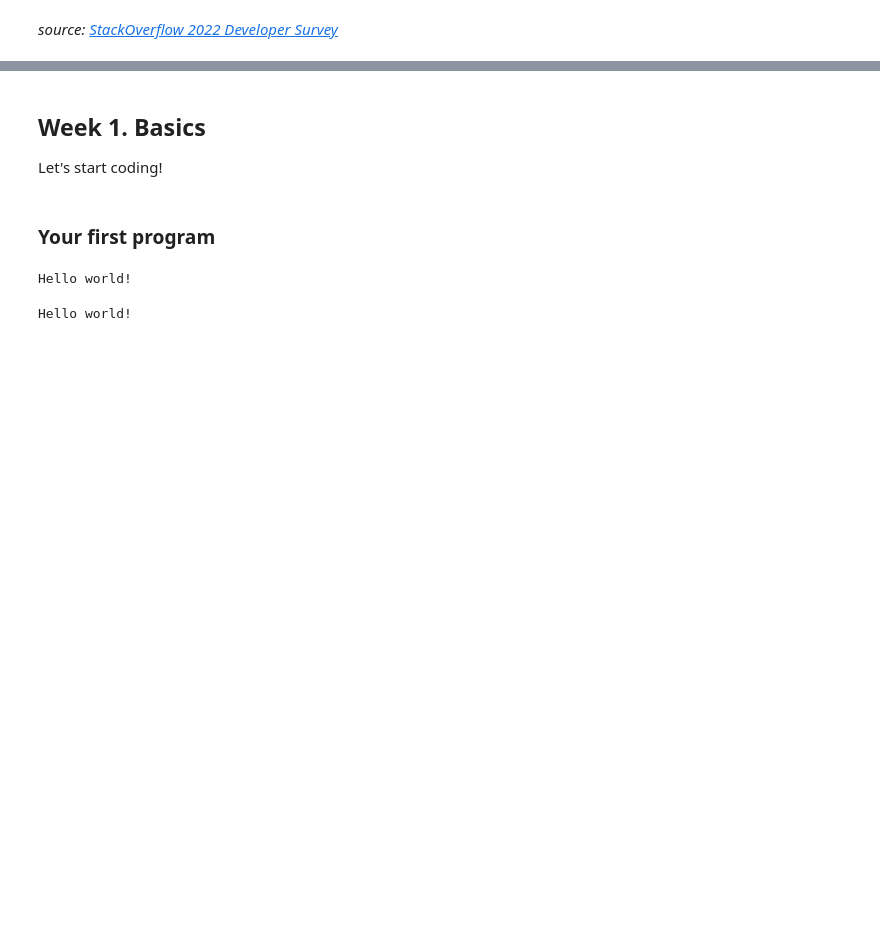
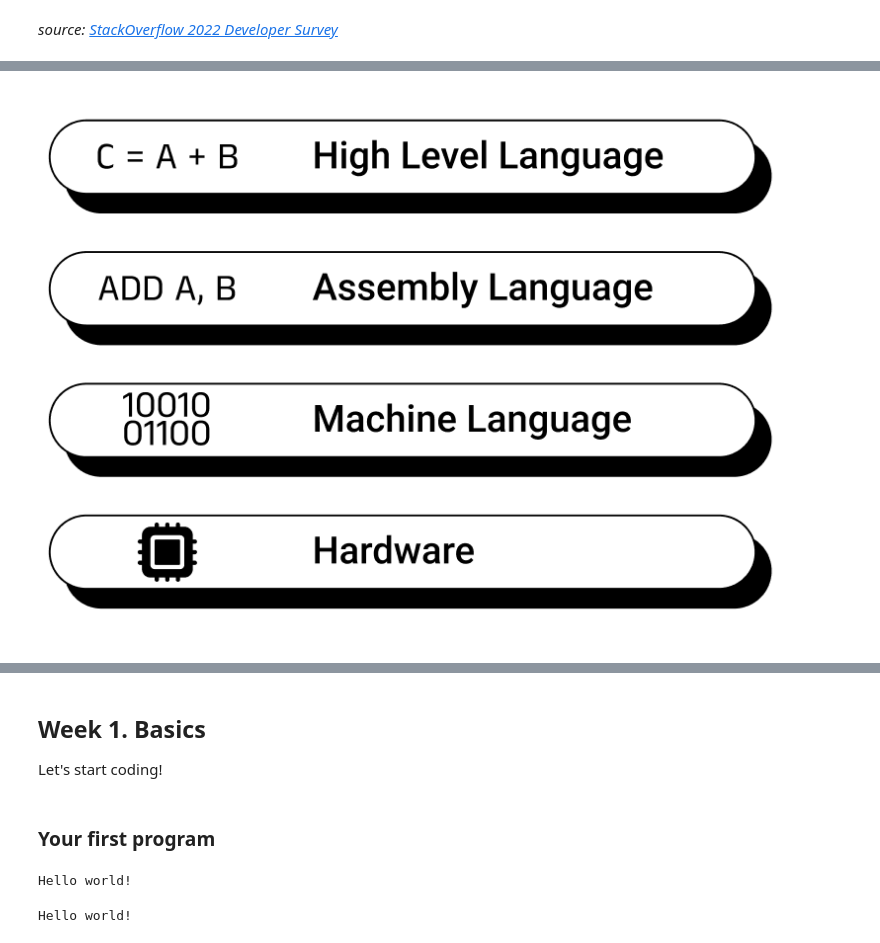
Before and after one commit to alexpoov/Py4SC, a Jupyter notebook: politics.ipynb, the cells around one changed output, grey strips where cells are left out. Drawn from its saved outputs; the diff is of its cells as text; code cells hidden in the pictures; blank space fills up the shorter version.

```diff
--- a/politics.ipynb
+++ b/politics.ipynb
@@ -68,0 +81,4 @@ display(Image(filename='img/Stack Overflow Survey 22.png', embed=True))
+# %%
+display(Image(filename='img/Classification of Programming Languages.png'))
+# %% [output]
+[figure, added]
```
Also changed, not shown: parts of 23 cells of this notebook, 3 other files.
